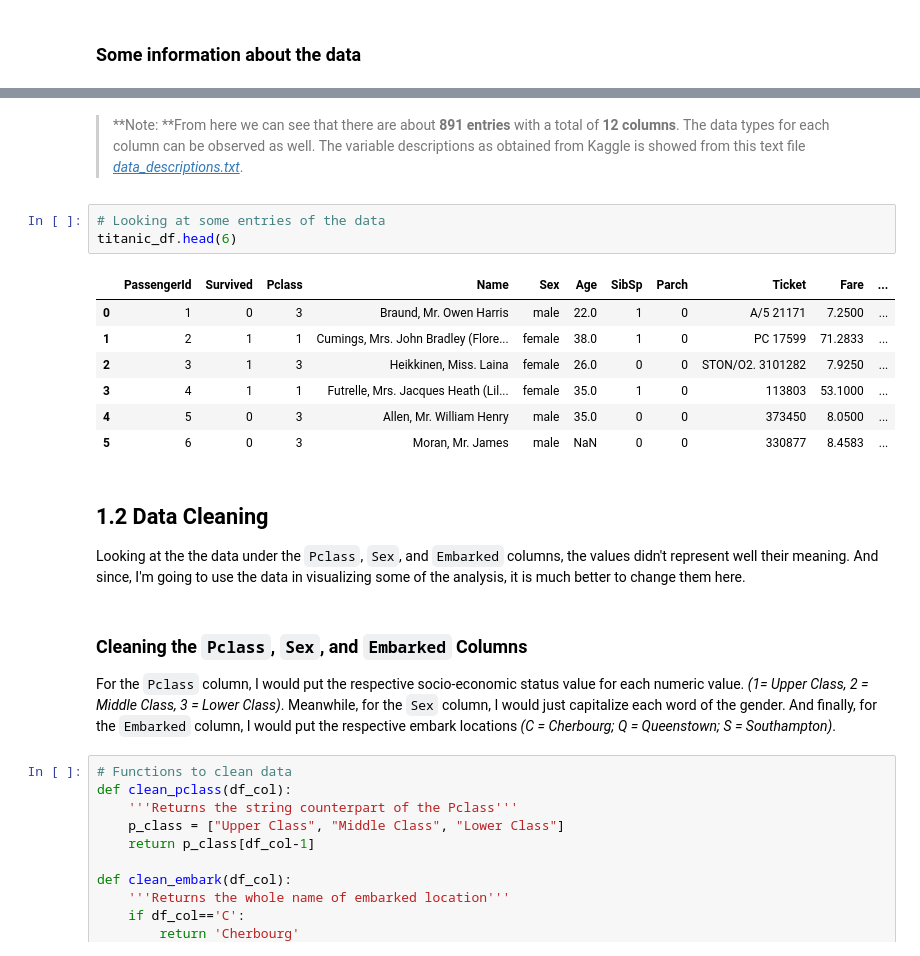
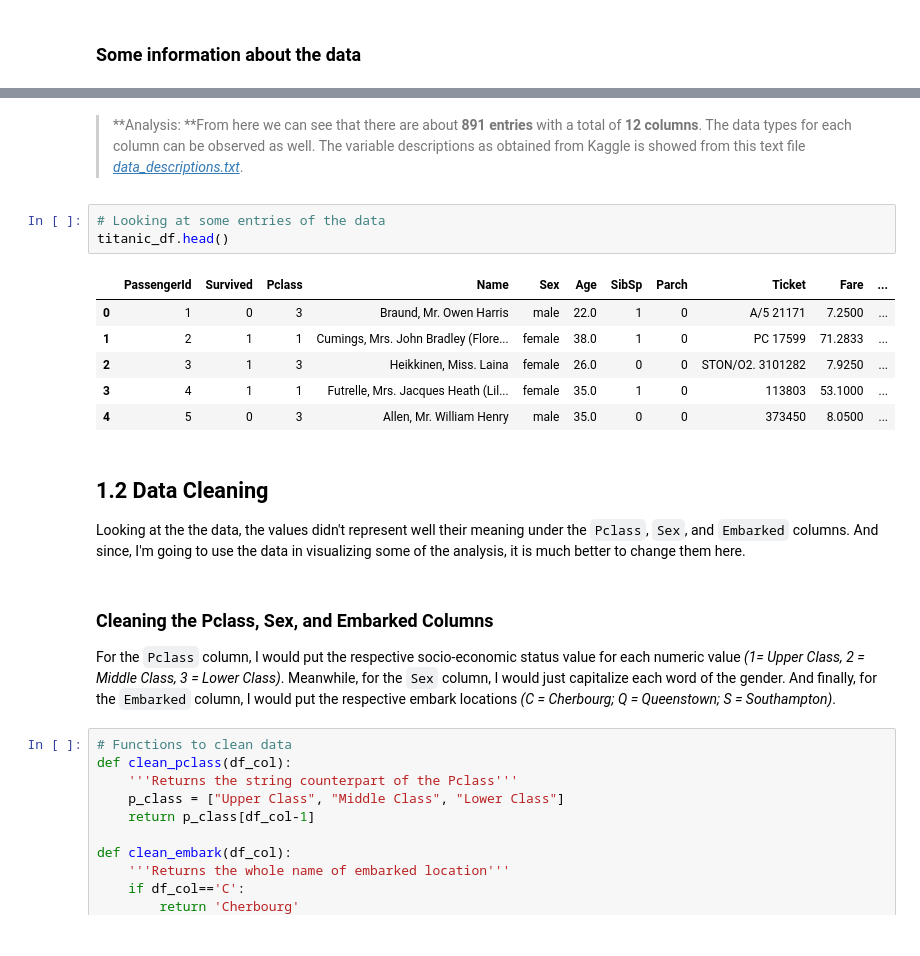
Before and after one commit to aamiel16/udacity-dand, a Jupyter notebook: Titanic Exploratory Data Analysis/develop/2015-09-20-as-titanic-explo-lab.ipynb, the cells around one changed output, grey strips where cells are left out. Drawn from its saved outputs; the diff is of its cells as text.

Commit message:
Titanic Exploratory Edit
Edited the flow of analysis and added new analysis.

```diff
--- a/Titanic Exploratory Data Analysis/develop/2015-09-20-as-titanic-explo-lab.ipynb
+++ b/Titanic Exploratory Data Analysis/develop/2015-09-20-as-titanic-explo-lab.ipynb
@@ -58,24 +58,23 @@ Embarked       889 non-null object
 dtypes: float64(2), int64(5), object(5)
 memory usage: 83.6+ KB
 # %% [markdown]
->**Note: **From here we can see that there are about **891 entries** with a total of **12 columns**. The data types for each column can be observed as well. The variable descriptions as obtained from Kaggle is showed from this text file *[data_descriptions.txt](../data/data_descriptions.txt)*.
+>**Analysis: **From here we can see that there are about **891 entries** with a total of **12 columns**. The data types for each column can be observed as well. The variable descriptions as obtained from Kaggle is showed from this text file *[data_descriptions.txt](../data/data_descriptions.txt)*.
 # %%
 # Looking at some entries of the data
-titanic_df.head(6)
+titanic_df.head()
 # %% [output]
 |  | PassengerId | Survived | Pclass | Name | Sex | Age | SibSp | Parch | Ticket | Fare | ... |
 | 0 | 1 | 0 | 3 | Braund, Mr. Owen Harris | male | 22.0 | 1 | 0 | A/5 21171 | 7.2500 | ... |
 | 1 | 2 | 1 | 1 | Cumings, Mrs. John Bradley (Flore... | female | 38.0 | 1 | 0 | PC 17599 | 71.2833 | ... |
 | 2 | 3 | 1 | 3 | Heikkinen, Miss. Laina | female | 26.0 | 0 | 0 | STON/O2. 3101282 | 7.9250 | ... |
 | 3 | 4 | 1 | 1 | Futrelle, Mrs. Jacques Heath (Lil... | female | 35.0 | 1 | 0 | 113803 | 53.1000 | ... |
 | 4 | 5 | 0 | 3 | Allen, Mr. William Henry | male | 35.0 | 0 | 0 | 373450 | 8.0500 | ... |
-| 5 | 6 | 0 | 3 | Moran, Mr. James | male | NaN | 0 | 0 | 330877 | 8.4583 | ... |
 # %% [markdown]
 ## 1.2 Data Cleaning
-Looking at the the data under the `Pclass`, `Sex`, and `Embarked` columns, the values didn't represent well their meaning. And since, I'm going to use the data in visualizing some of the analysis, it is much better to change them here.
+Looking at the the data,  the values didn't represent well their meaning under the `Pclass`, `Sex`, and `Embarked` columns. And since, I'm going to use the data in visualizing some of the analysis, it is much better to change them here.
 # %% [markdown]
-### Cleaning the `Pclass`, `Sex`, and `Embarked` Columns
-For the `Pclass` column, I would put the respective socio-economic status value for each numeric value. *(1= Upper Class, 2 = Middle Class, 3 = Lower Class)*. Meanwhile, for the `Sex` column, I would just capitalize each word of the gender. And finally, for the `Embarked` column, I would put the respective embark locations *(C = Cherbourg; Q = Queenstown; S = Southampton)*.
+### Cleaning the Pclass, Sex, and Embarked Columns
+For the `Pclass` column, I would put the respective socio-economic status value for each numeric value *(1= Upper Class, 2 = Middle Class, 3 = Lower Class)*. Meanwhile, for the `Sex` column, I would just capitalize each word of the gender. And finally, for the `Embarked` column, I would put the respective embark locations *(C = Cherbourg; Q = Queenstown; S = Southampton)*.
 # %%
 # Functions to clean data
 def clean_pclass(df_col):
```
Also changed, not shown: parts of 94 cells of this notebook, 13 other files.
